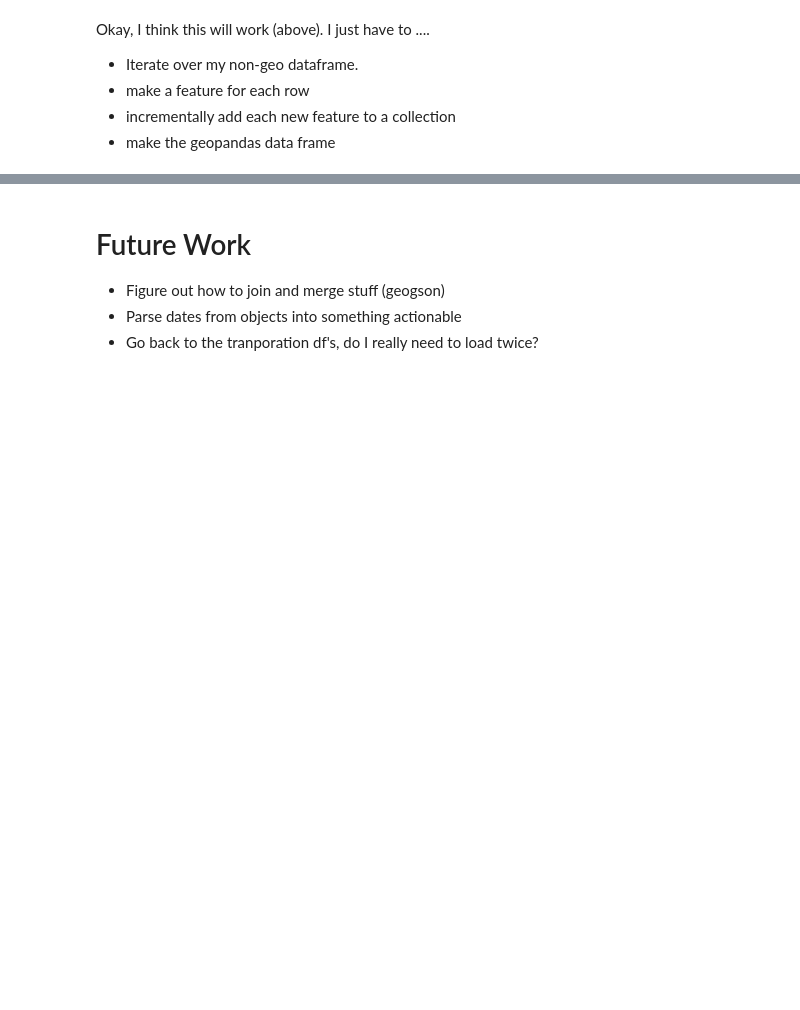
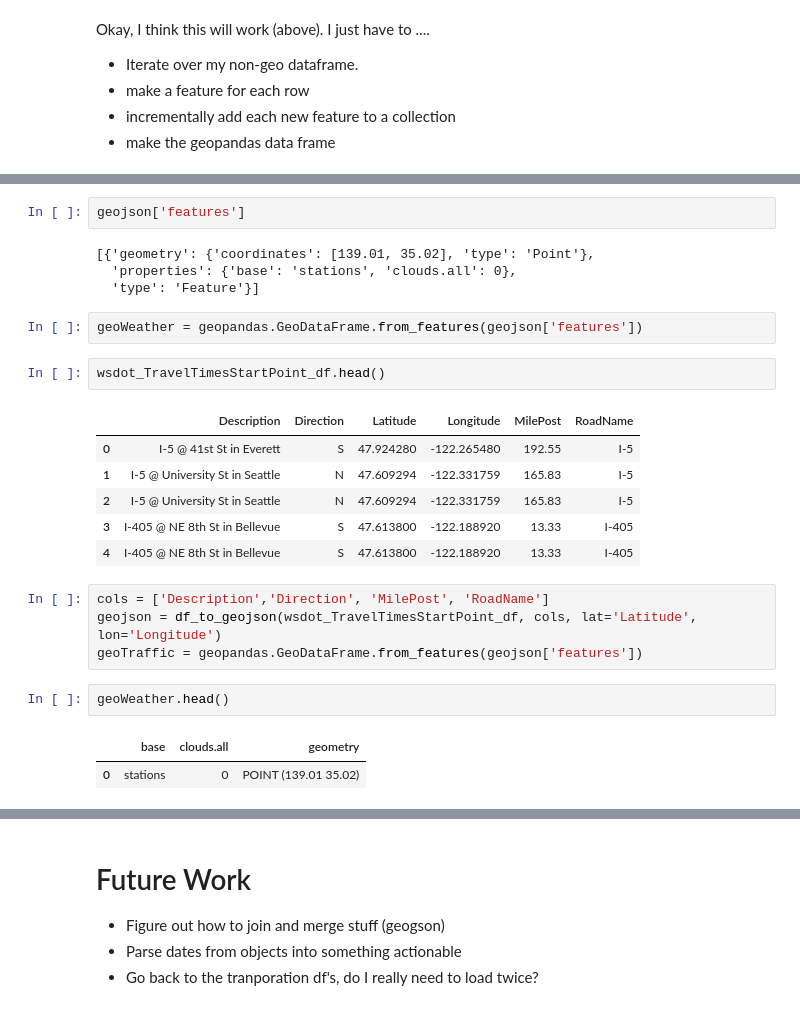
Before and after one commit to Data4Democracy/democratizing_weather_data, a Jupyter notebook: democratizing_weather_data/streaming/prototypes/analyze.ipynb, the cells around one changed output, grey strips where cells are left out. Cells and saved outputs as stored; diff of their text form; blank space fills up the shorter version.

Commit message:
Geodataframes for weather and traffic

```diff
--- a/democratizing_weather_data/streaming/prototypes/analyze.ipynb
+++ b/democratizing_weather_data/streaming/prototypes/analyze.ipynb
@@ -775,0 +807,26 @@ Okay, I think this will work (above). I just have to ....
+# %%
+geojson['features']
+# %% [output]
+[{'geometry': {'coordinates': [139.01, 35.02], 'type': 'Point'},
+  'properties': {'base': 'stations', 'clouds.all': 0},
+  'type': 'Feature'}]
+# %%
+geoWeather = geopandas.GeoDataFrame.from_features(geojson['features'])
+# %%
+wsdot_TravelTimesStartPoint_df.head()
+# %% [output]
+|  | Description | Direction | Latitude | Longitude | MilePost | RoadName |
+| 0 | I-5 @ 41st St in Everett | S | 47.924280 | -122.265480 | 192.55 | I-5 |
+| 1 | I-5 @ University St in Seattle | N | 47.609294 | -122.331759 | 165.83 | I-5 |
+| 2 | I-5 @ University St in Seattle | N | 47.609294 | -122.331759 | 165.83 | I-5 |
+| 3 | I-405 @ NE 8th St in Bellevue | S | 47.613800 | -122.188920 | 13.33 | I-405 |
+| 4 | I-405 @ NE 8th St in Bellevue | S | 47.613800 | -122.188920 | 13.33 | I-405 |
+# %%
+cols = ['Description','Direction', 'MilePost', 'RoadName']
+geojson = df_to_geojson(wsdot_TravelTimesStartPoint_df, cols, lat='Latitude', lon='Longitude')
+geoTraffic = geopandas.GeoDataFrame.from_features(geojson['features'])
+# %%
+geoWeather.head()
+# %% [output]
+|  | base | clouds.all | geometry |
+| 0 | stations | 0 | POINT (139.01 35.02) |
```
Also changed, not shown: parts of 6 cells of this notebook.
